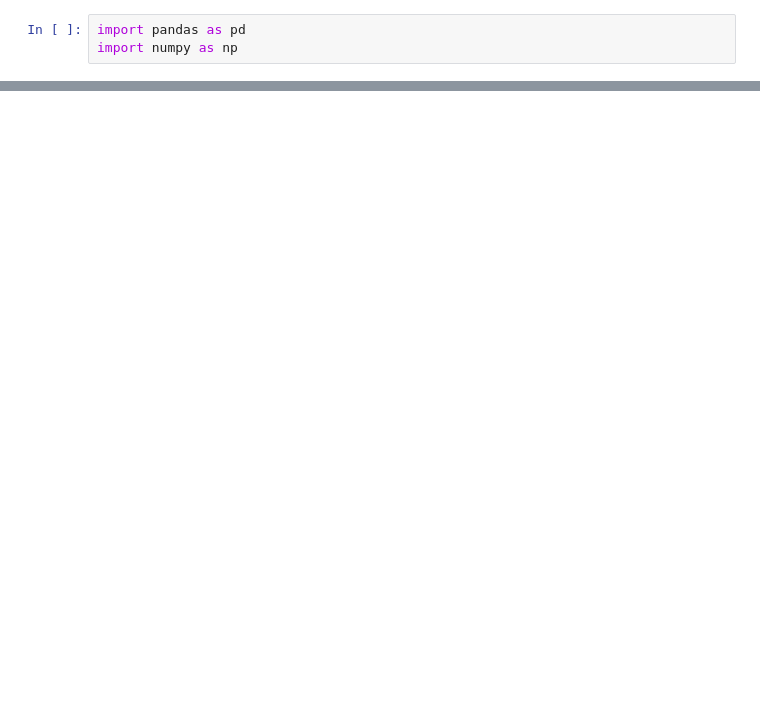
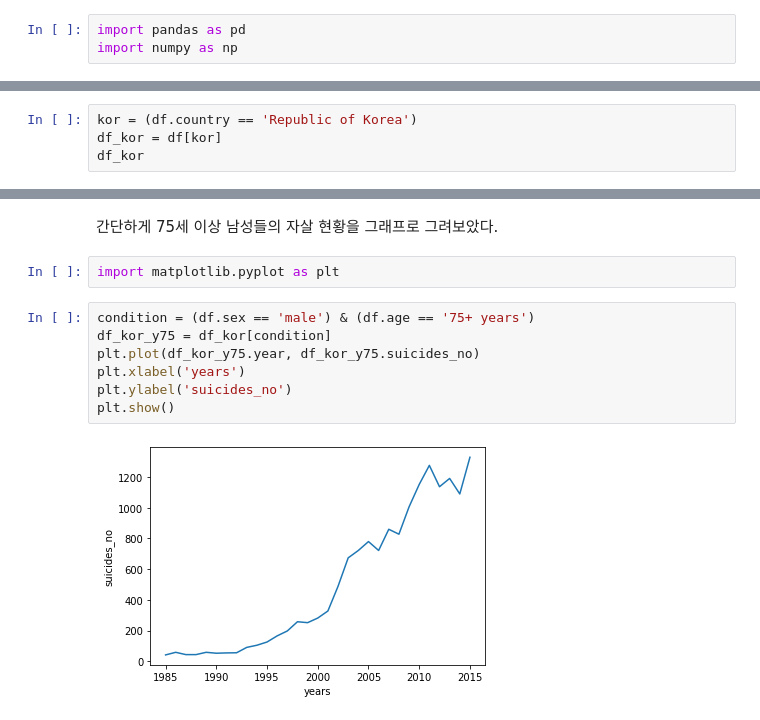
Before and after one commit to JH22222/DAP__, a Jupyter notebook: DAP_Assign.ipynb, the cells around one changed output, grey strips where cells are left out. Saved outputs shown, nothing was run; the diff lists cells and outputs as text; blank space fills up the shorter version.

```diff
--- a/DAP_Assign.ipynb
+++ b/DAP_Assign.ipynb
@@ -21,0 +33,4 @@ df.head()
+# %%
+kor = (df.country == 'Republic of Korea')
+df_kor = df[kor]
+df_kor
@@ -21,0 +51,13 @@ df.head()
+# %% [markdown]
+간단하게 75세 이상 남성들의 자살 현황을 그래프로 그려보았다.
+# %%
+import matplotlib.pyplot as plt
+# %%
+condition = (df.sex == 'male') & (df.age == '75+ years')
+df_kor_y75 = df_kor[condition]
+plt.plot(df_kor_y75.year, df_kor_y75.suicides_no)
+plt.xlabel('years')
+plt.ylabel('suicides_no')
+plt.show()
+# %% [output]
+[figure, added]
```
Also changed, not shown: parts of 7 cells of this notebook.
